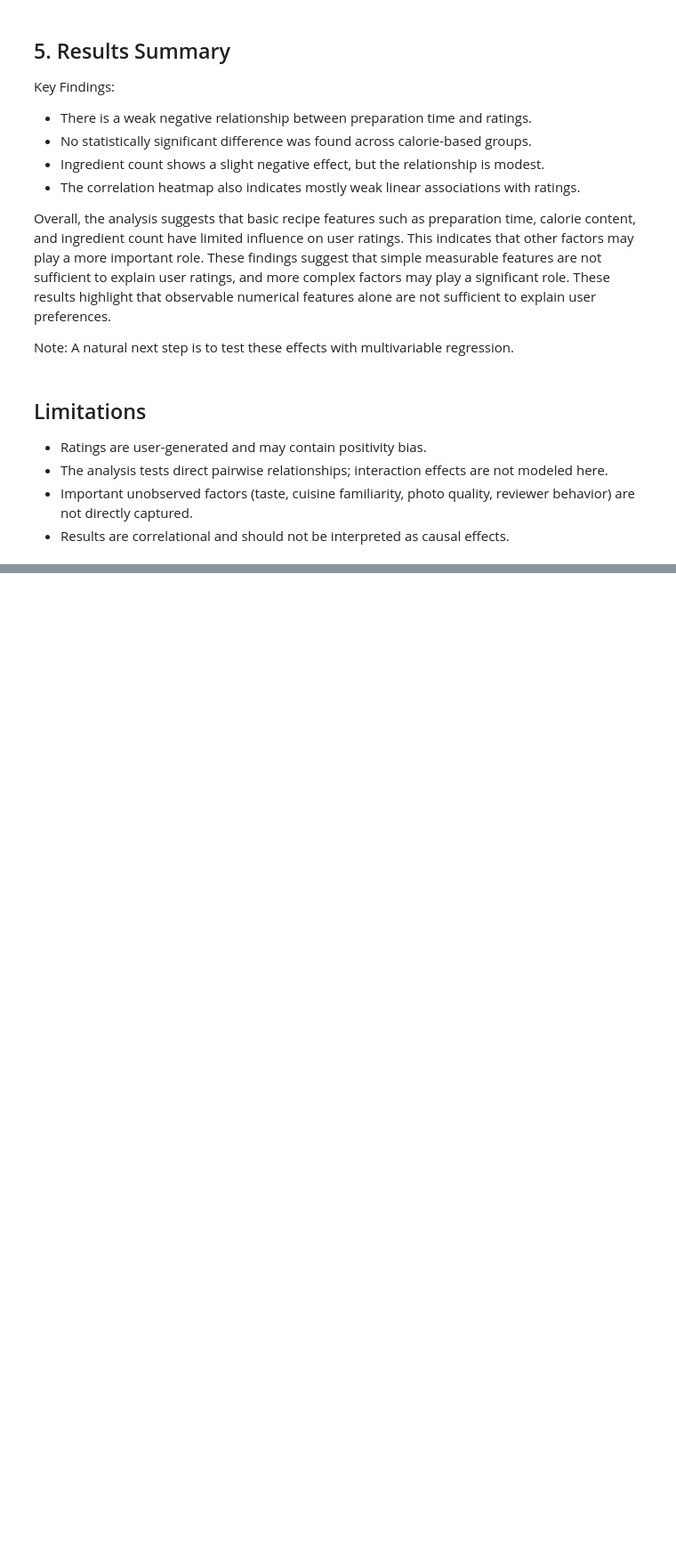
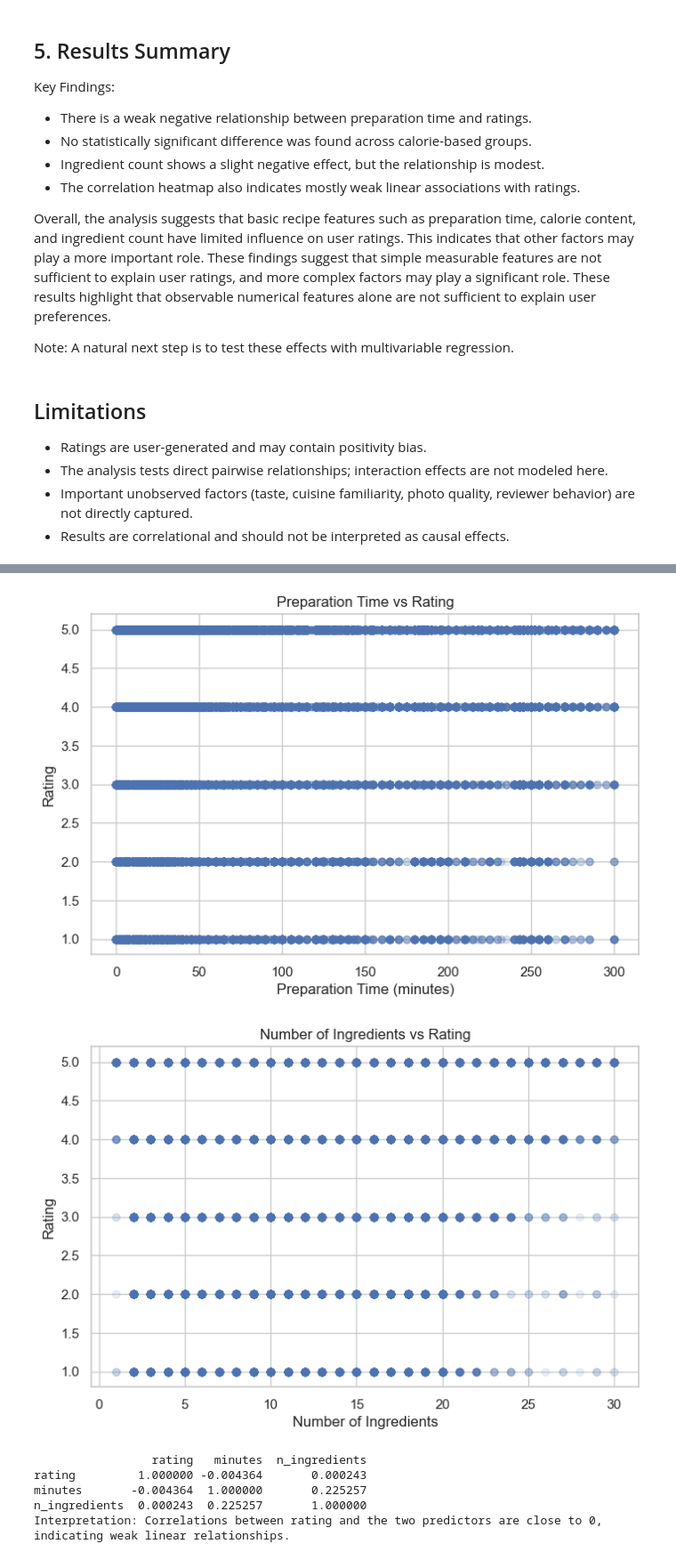
Before and after one commit to ecehankalkan/dsa210-project-ecehankalkan, a Jupyter notebook: recipe_ratings_analysis.ipynb, the cells around one changed output, grey strips where cells are left out. Shown at 89% size. Drawn from its saved outputs; the diff is of its cells as text; code cells hidden in the pictures; blank space fills up the shorter version.

Commit message:
Add recipe ratings analysis with visualizations and hypothesis testing

```diff
--- a/recipe_ratings_analysis.ipynb
+++ b/recipe_ratings_analysis.ipynb
@@ -315,0 +534,17 @@ Note: A natural next step is to test these effects with multivariable regression
+# %%
+df_clean2 = df.copy()
+
+df_clean2 = df_clean2[df_clean2['rating'] > 0]
+df_clean2 = df_clean2.dropna(subset=['rating', 'minutes', 'n_ingredients'])
+
+print(df_clean2.shape)
+print(df_clean2[['rating', 'minutes', 'n_ingredients']].describe())
+print('Interpretation: Mean rating is high; minutes has extreme values that should be trimmed before visual analysis.')
+
+print(df_clean2['minutes'].sort_values(ascending=False).head(10))
+
+df_clean2 = df_clean2[df_clean2['minutes'] <= 300]
+df_clean2 = df_clean2[df_clean2['n_ingredients'] <= 30]
+
+print('After outlier filtering:', df_clean2.shape)
+print('Interpretation: Filtering removes unrealistic preparation times and very large ingredient counts.')
@@ -315,0 +569,28 @@ Note: A natural next step is to test these effects with multivariable regression
+# %%
+import matplotlib.pyplot as plt
+
+plt.figure(figsize=(8, 5))
+plt.scatter(df_clean2['minutes'], df_clean2['rating'], alpha=0.1)
+plt.xlabel('Preparation Time (minutes)')
+plt.ylabel('Rating')
+plt.title('Preparation Time vs Rating')
+plt.show()
+
+plt.figure(figsize=(8, 5))
+plt.scatter(df_clean2['n_ingredients'], df_clean2['rating'], alpha=0.1)
+plt.xlabel('Number of Ingredients')
+plt.ylabel('Rating')
+plt.title('Number of Ingredients vs Rating')
+plt.show()
+
+corr_table = df_clean2[['rating', 'minutes', 'n_ingredients']].corr()
+print(corr_table)
+print('Interpretation: Correlations between rating and the two predictors are close to 0, indicating weak linear relationships.')
+# %% [output]
+[figure, added]
+[figure, added]
+                 rating   minutes  n_ingredients
+rating         1.000000 -0.004364       0.000243
+minutes       -0.004364  1.000000       0.225257
+n_ingredients  0.000243  0.225257       1.000000
+Interpretation: Correlations between rating and the two predictors are close to 0, indicating weak linear relationships.
```
Also changed, not shown: parts of 19 cells of this notebook.
